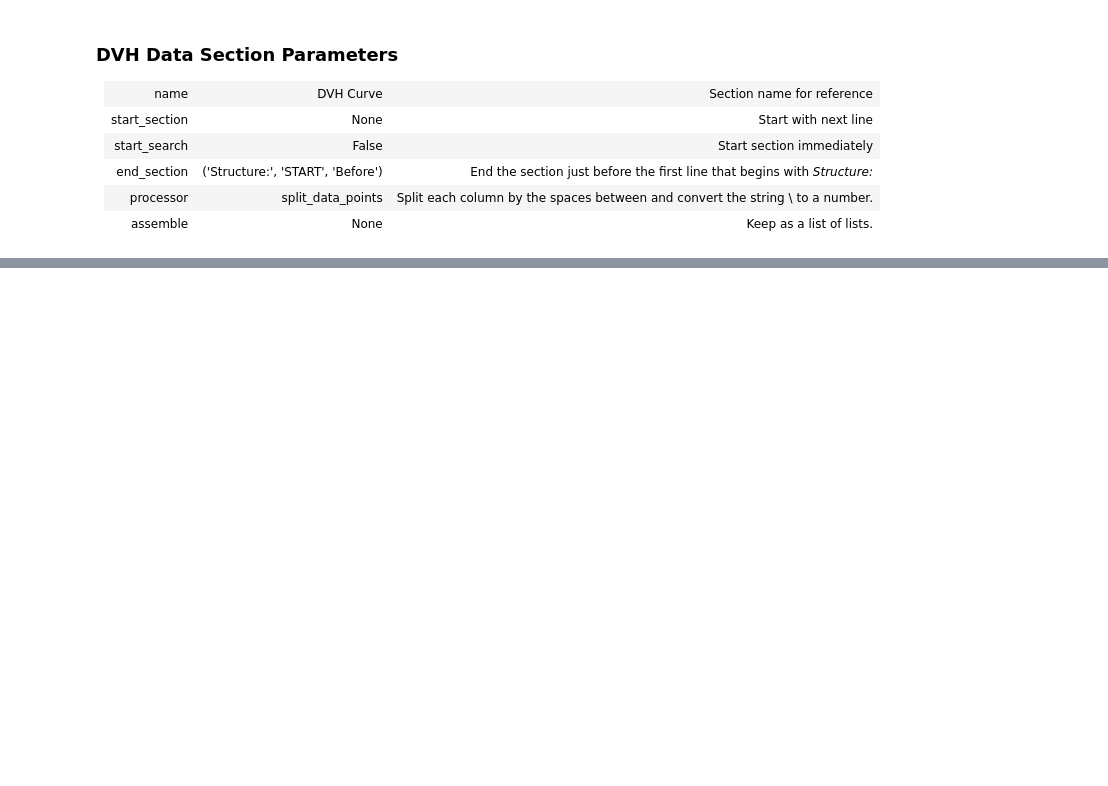
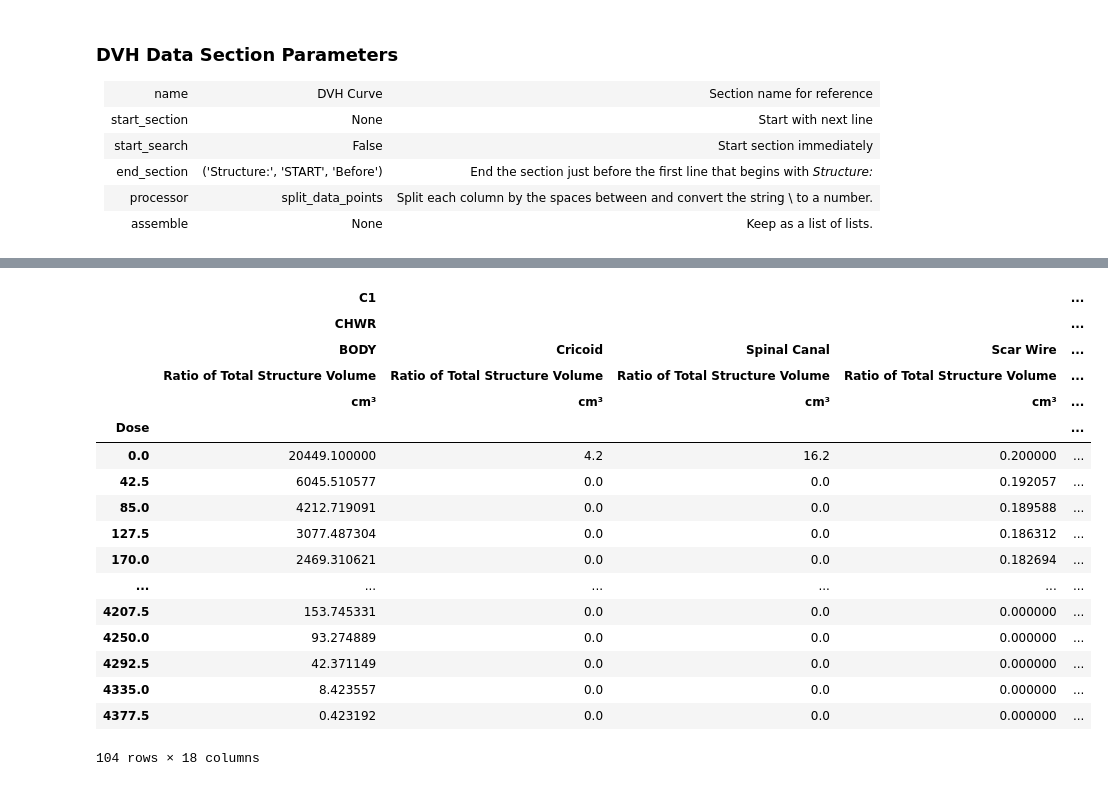
Before and after one commit to GregSal/sectionary, a Jupyter notebook: examples/read_dvh.ipynb, the cells around one changed output, grey strips where cells are left out. Saved outputs shown, nothing was run; the diff lists cells and outputs as text; code cells hidden in the pictures; blank space fills up the shorter version.

```diff
--- a/examples/read_dvh.ipynb
+++ b/examples/read_dvh.ipynb
@@ -1713,0 +1781,15 @@ combined_data = dvh_dose.read(demo_dvh_text)
+# %%
+def convert_volume(dvh_data, vol_idx, hdr, dt, header_dict, context):
+    vol_unit = hdr[vol_idx][1]
+    if vol_unit == '%':
+        vol = dt['Structure']['Volume']
+        dvh_data[:,vol_idx] = dvh_data[:,vol_idx]*vol/100
+        vol_unit = dt['Structure']['Volume unit']
+    elif vol_unit == 'cm³ / %':
+        plan_idx = header_dict['Course'], header_dict['Plan']
+        prescriptions = context['PlanLookup']
+        cnv = prescriptions.at[plan_idx, 'DoseConversion']
+        dose_unit = prescriptions.at[plan_idx, 'Prescribed dose unit']
+        dvh_data[:,vol_idx] = dvh_data[:,vol_idx]/cnv
+        vol_unit = vol_unit.replace('%', dose_unit)
+    return dvh_data, vol_unit
@@ -1750,4 +1834,0 @@ References\Text Files\DVH files\Single Structure.txt
-# %%
-single_dvh_text = single_dvh.read_text(encoding='utf_8_sig').splitlines()
-combined_data = dvh_dose.read(single_dvh_text)
-combined_data
@@ -1788,0 +1835,9 @@ ValueError: could not convert string to float: 'not defined'
+# %%
+context = all_plans.context
+
+curve_list = []
+for dt in combined_data:
+    curve = build_curve(dt, context)
+    curve_list.append(curve)
+
+dose_table = pd.concat(curve_list, axis='columns')
@@ -1788,0 +1866,21 @@ ValueError: could not convert string to float: 'not defined'
+# %%
+dose_table
+# %% [output]
+|  | C1 |  |  |  | ... |
+|  | CHWR |  |  |  | ... |
+|  | BODY | Cricoid | Spinal Canal | Scar Wire | ... |
+|  | Ratio of Total Structure Volume | Ratio of Total Structure Volume | Ratio of Total Structure Volume | Ratio of Total Structure Volume | ... |
+|  | cm³ | cm³ | cm³ | cm³ | ... |
+| Dose |  |  |  |  | ... |
+| 0.0 | 20449.100000 | 4.2 | 16.2 | 0.200000 | ... |
+| 42.5 | 6045.510577 | 0.0 | 0.0 | 0.192057 | ... |
+| 85.0 | 4212.719091 | 0.0 | 0.0 | 0.189588 | ... |
+| 127.5 | 3077.487304 | 0.0 | 0.0 | 0.186312 | ... |
+| 170.0 | 2469.310621 | 0.0 | 0.0 | 0.182694 | ... |
+| ... | ... | ... | ... | ... | ... |
+| 4207.5 | 153.745331 | 0.0 | 0.0 | 0.000000 | ... |
+| 4250.0 | 93.274889 | 0.0 | 0.0 | 0.000000 | ... |
+| 4292.5 | 42.371149 | 0.0 | 0.0 | 0.000000 | ... |
+| 4335.0 | 8.423557 | 0.0 | 0.0 | 0.000000 | ... |
+| 4377.5 | 0.423192 | 0.0 | 0.0 | 0.000000 | ... |
+104 rows × 18 columns
```
Also changed, not shown: parts of 22 cells of this notebook.
